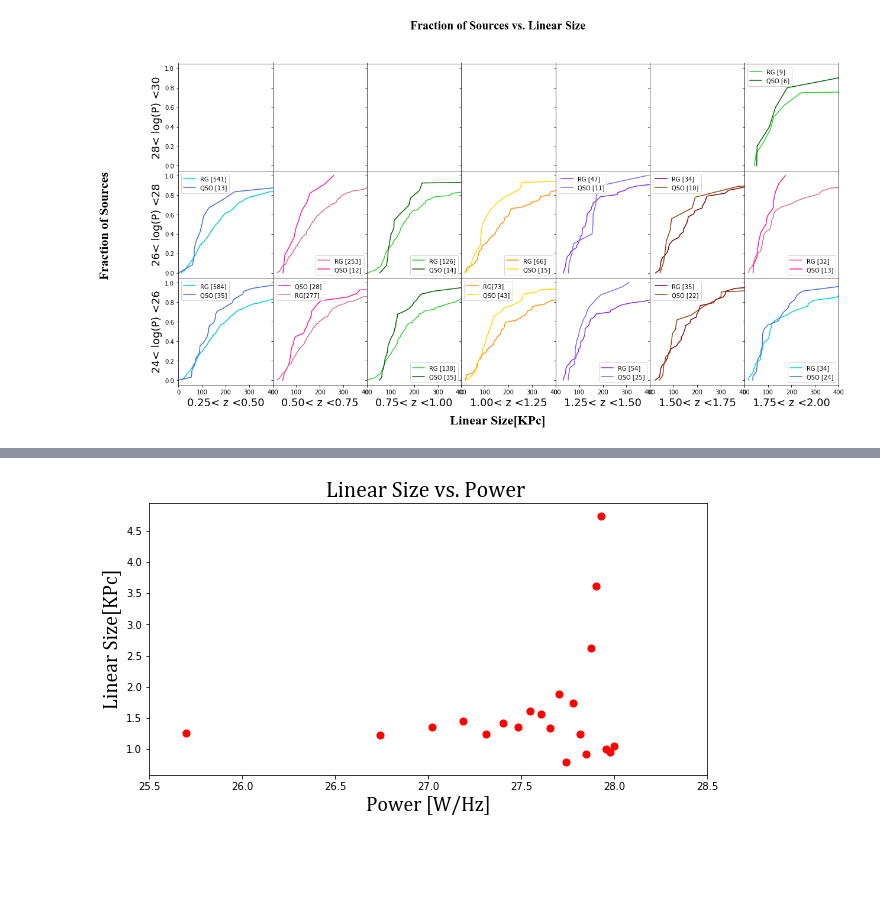
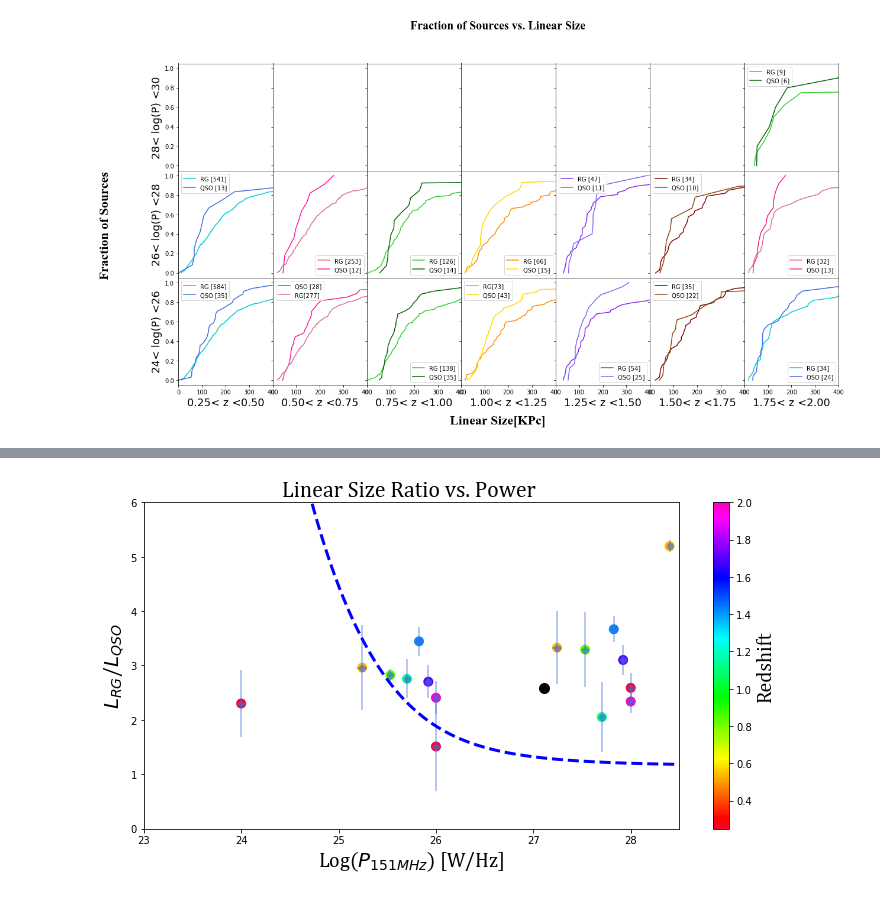
Before and after one commit to gfabj/Oxford-Research, a Jupyter notebook: Python/Linear_Size.ipynb, the cells around one changed output, grey strips where cells are left out. Drawn from its saved outputs; the diff is of its cells as text; code cells hidden in the pictures; blank space fills up the shorter version.

Commit message:
receding torus

```diff
--- a/Python/Linear_Size.ipynb
+++ b/Python/Linear_Size.ipynb
@@ -532,13 +530,0 @@ e_bin3 = array([0.010896844479327523,0.12521001231138404,0.08665493670628098,0.1
-# %%
-bsfont = {'fontname':'Cambria Math'}
-
-f = plt.figure(figsize=(10,5))
-plt.scatter(np.log10(ranges1),Ratio,c='red',s=50)
-plt.xlim(25.5,28.5)
-plt.ylabel('Linear Size[KPc]', fontsize = 20,**bsfont)
-plt.xlabel('Power [W/Hz]', fontsize=20,**bsfont)
-plt.title('Linear Size vs. Power ',fontsize=22,**bsfont)
-
-plt.show()
-# %% [output]
-[figure, removed]
@@ -555,3 +549,30 @@ plt.show()
+# %%
+bsfont = {'fontname':'Cambria Math'}
+
+
+
+f = plt.figure(figsize=(12,6))
+plt.ylabel('$L_{RG}$/$L_{QSO}$', fontsize = 20,**bsfont)
+plt.xlabel('Log($P_{151MHz}$) [W/Hz]', fontsize=20,**bsfont)
+
+plt.title('Linear Size Ratio vs. Power ',fontsize=22,**bsfont)
+plt.errorbar(np.log10(np.linspace(1e28, 1e29, num=7)),P28_30,yerr=e_bin3,c = 'royalblue',fmt='o',alpha=0.5)
+plt.errorbar(np.log10(np.linspace(1e26, 1e28, num=7)),P26_28,yerr=e_bin2,xerr=e_P_bin3,c = 'royalblue',fmt='o',alpha=0.5)
+plt.errorbar(np.log10(np.linspace(1e24, 1e26, num=7)),P24_26,yerr=e_bin1,xerr=e_P_bin3,c = 'royalblue',fmt='o',alpha=0.5)
+
+val = plt.scatter(np.log10(np.linspace(1e24, 1e26, num=7)),P24_26,c=rangesz,s=100,cmap='gist_rainbow',lw=0)
+plt.scatter(np.log10(np.linspace(1e26, 1e28, num=7)),P26_28,c=rangesz,s=100,cmap='gist_rainbow',lw=0)
+plt.scatter(np.log10(np.linspace(1e28, 1e29, num=7)),P28_30,c=rangesz,s=100,cmap='gist_rainbow',lw=0)
+plt.scatter(np.log10(1.3e27),2.59,s=100,c='black')
+cbar = plt.colorbar(val)
+cbar.ax.set_ylabel('Redshift',fontsize=20,**bsfont)
+plt.plot(np.log10(L_low_f),receding_ratio,lw=3,linestyle="--",c='blue')
+plt.xlim(23,28.5)
+plt.ylim(0,6)
+plt.savefig('L vs. P.png')
+plt.show()
+# %% [output]
+[figure, added]
 # %%
 
 
```
Also changed, not shown: parts of 21 cells of this notebook, 1 other file.
